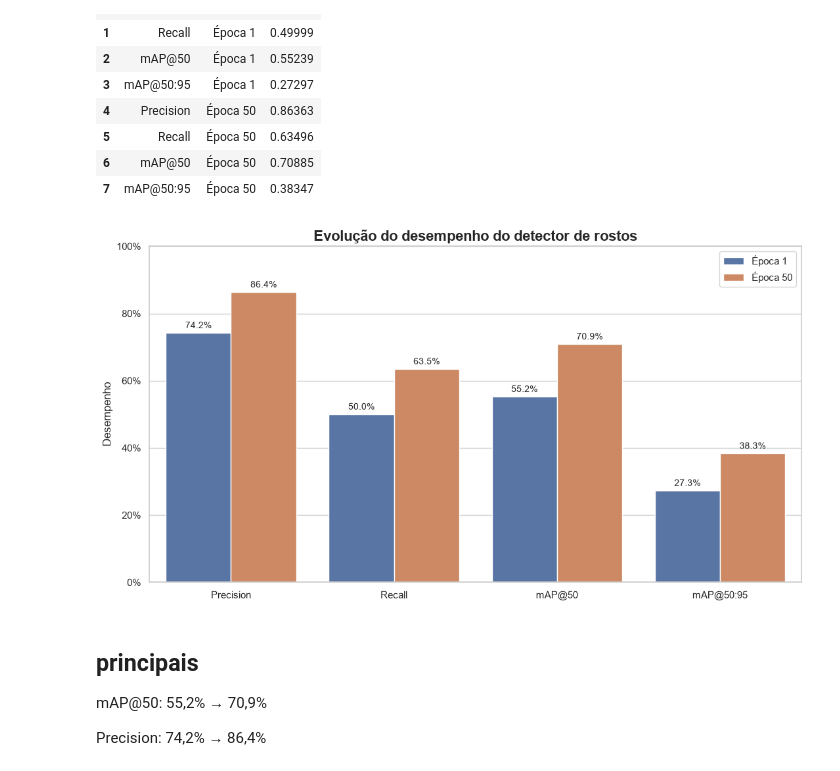
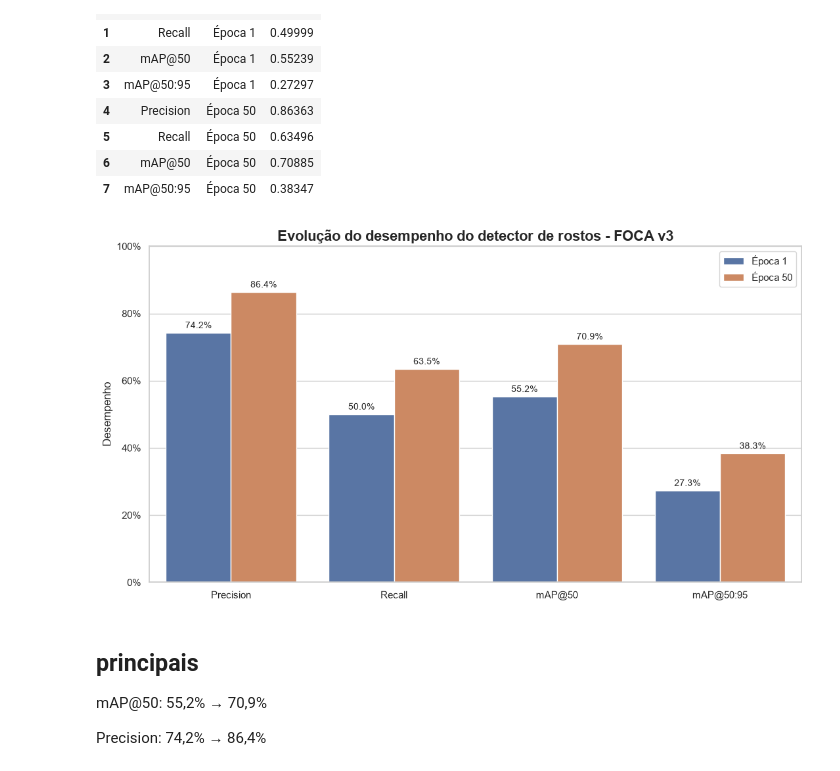
Before and after one commit to cc24137/FOCA, a Jupyter notebook: Source/AI/src/notebooks/metricasEgraficos.ipynb, the cells around one changed output. Cells and saved outputs as stored; diff of their text form; code cells hidden in the pictures.

```diff
--- a/Source/AI/src/notebooks/metricasEgraficos.ipynb
+++ b/Source/AI/src/notebooks/metricasEgraficos.ipynb
@@ -41,5 +43,5 @@ for i, modelo in enumerate(modelos):
 # %%
-model_dir = modelos[0]
+model_dir = modelos[1]
 
 print("Modelo selecionado:")
 print(model_dir)
@@ -236,7 +238,7 @@ for titulo, (train_col, val_col) in losses.items():
         label="Validação"
     )
 
-    plt.title(f"Evolução do {titulo}")
+    plt.title(f"Evolução do {titulo} - FOCA v3")
     plt.xlabel("Época")
     plt.ylabel("Loss")
 
@@ -359,35 +361,41 @@ ax = sns.barplot(
     x="Métrica",
     y="Valor",
     hue="Momento"
 )
 
 ax.yaxis.set_major_formatter(PercentFormatter(1))
 
 plt.title(
-    "Evolução do desempenho do detector de rostos",
+    "Evolução do desempenho do detector de rostos - FOCA v3",
     fontsize=16,
     fontweight="bold"
 )
 
 plt.xlabel("")
 plt.ylabel("Desempenho")
 
 plt.ylim(0, 1)
 
 for container in ax.containers:
     ax.bar_label(
         container,
         fmt=lambda x: f"{x * 100:.1f}%",
         padding=3,
         fontsize=10
     )
 
 plt.legend(title="")
 plt.tight_layout()
 
+plt.savefig(
+    "evolucao_metricas_colunas_v3.png",
+    dpi=300,
+    bbox_inches="tight"
+)
+
 plt.show()
 # %% [output]
-[figure, old version]
+[figure, new version]
 # %% [markdown]
 ## principais
 mAP@50: 55,2% → 70,9%
```
Also changed, not shown: parts of 51 cells of this notebook, 55 other files.
